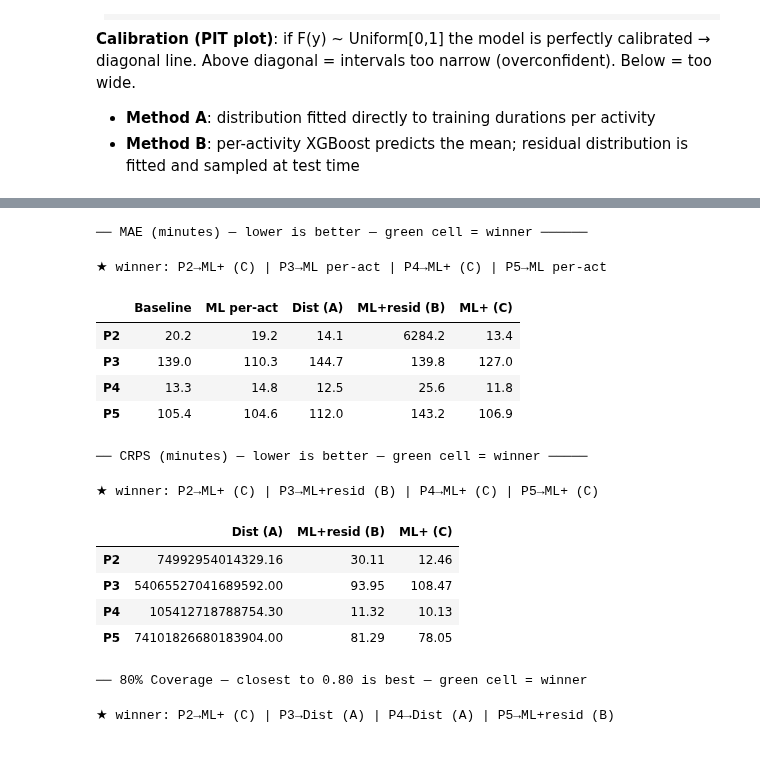
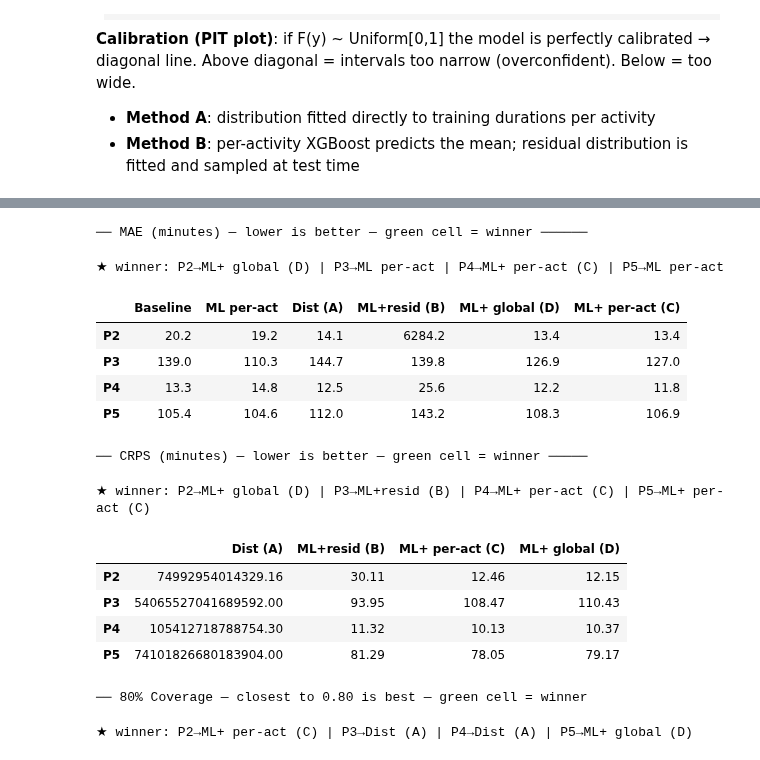
Before and after one commit to zapataunipaderborn/process_energy_demand_modelling, a Jupyter notebook: src/duration_prediction_benchmark.ipynb, the cells around one changed output, grey strips where cells are left out. Saved outputs shown, nothing was run; the diff lists cells and outputs as text; code cells hidden in the pictures.

```diff
--- a/src/duration_prediction_benchmark.ipynb
+++ b/src/duration_prediction_benchmark.ipynb
@@ -576,7 +577,16 @@ def run_process(process_id):
             y_pred_mre[pos] = activity_means.get(act, global_mean)
     y_pred_mre[np.isnan(y_pred_mre)] = global_mean
 
-    # ── 6. ML+: auto model selection + temporal/context + target-encoding ─────
+    # ── 6. ML+ global: one auto-selected model trained on all activities ───────
+    global_mlp_tuple, _ = _fit_mlp_model_with_oof(df_train, mlp_feat_cols)
+    if global_mlp_tuple is not None:
+        X_te_g = df_test_r[mlp_feat_cols].apply(pd.to_numeric, errors='coerce').fillna(0).values
+        y_pred_mlpg = _predict_mlp(global_mlp_tuple, X_te_g)
+        print(f'  ML+ global selected: {global_mlp_tuple[2]}')
+    else:
+        y_pred_mlpg = np.full(len(df_test_r), global_mean)
+
+    # ── 7. ML+ per-act: auto model selection + temporal/context + target-encoding
     act_mlp_models = {}
     for act, sub in df_train.groupby('activity'):
         model_tuple, _ = _fit_mlp_model_with_oof(sub, mlp_feat_cols)
@@ -584,7 +594,7 @@ def run_process(process_id):
             act_mlp_models[act] = model_tuple
     from collections import Counter as _Ctr
     _tc = _Ctr(t for _, _, t in act_mlp_models.values())
-    print(f'  ML+ model selection: ' + ', '.join(f'{n}×{t}' for t, n in _tc.most_common()))
+    print(f'  ML+ per-act selection: ' + ', '.join(f'{n}×{t}' for t, n in _tc.most_common()))
 
     y_pred_mlp = np.full(len(df_test_r), np.nan)
     for act in df_test_r['activity'].unique():
@@ -618,6 +628,9 @@ def run_process(process_id):
         'mre_mae'  : mean_absolute_error(y_test, y_pred_mre),
         'mre_r2'   : r2_score(y_test, y_pred_mre),
         'mre_wape' : wape(y_test, y_pred_mre),
+        'mlpg_mae' : mean_absolute_error(y_test, y_pred_mlpg),
+        'mlpg_r2'  : r2_score(y_test, y_pred_mlpg),
+        'mlpg_wape': wape(y_test, y_pred_mlpg),
         'mlp_mae'  : mean_absolute_error(y_test, y_pred_mlp),
         'mlp_r2'   : r2_score(y_test, y_pred_mlp),
         'mlp_wape' : wape(y_test, y_pred_mlp),
@@ -629,7 +642,8 @@ def run_process(process_id):
         ('ML per-act    ', (row['pa_mae'],    row['pa_r2'],    row['pa_wape'])),
         ('Dist (median) ', (row['dist_mae'],  row['dist_r2'],  row['dist_wape'])),
         ('ML + resid    ', (row['mre_mae'],   row['mre_r2'],   row['mre_wape'])),
-        ('ML+           ', (row['mlp_mae'],   row['mlp_r2'],   row['mlp_wape'])),
+        ('ML+ global    ', (row['mlpg_mae'],  row['mlpg_r2'],  row['mlpg_wape'])),
+        ('ML+ per-act   ', (row['mlp_mae'],   row['mlp_r2'],   row['mlp_wape'])),
     ]:
         print(f'  {label}— MAE: {mae:.2f} min  R²: {r2:+.3f}  WAPE: {wp:.3f}')
 
@@ -1197,7 +1259,6 @@ for pid in [2, 3, 4, 5]:
 # %%
 from IPython.display import display
 
-# ── Helper: style a df so the best cell per row is green ─────────────────────
 def _style_min(df, fmt='{:.1f}'):
     return df.style.highlight_min(axis=1, color='#b7e4c7').format(fmt)
 
@@ -1210,11 +1271,12 @@ def _style_closest(df, target, fmt='{:.2f}'):
 
 # ── Point-prediction MAE ──────────────────────────────────────────────────────
 mae_cols = {
-    'base_mae' : 'Baseline',
-    'pa_mae'   : 'ML per-act',
-    'dist_mae' : 'Dist (A)',
-    'mre_mae'  : 'ML+resid (B)',
-    'mlp_mae'  : 'ML+ (C)',
+    'base_mae'  : 'Baseline',
+    'pa_mae'    : 'ML per-act',
+    'dist_mae'  : 'Dist (A)',
+    'mre_mae'   : 'ML+resid (B)',
+    'mlpg_mae'  : 'ML+ global (D)',
+    'mlp_mae'   : 'ML+ per-act (C)',
 }
 mae_df = res[list(mae_cols)].rename(columns=mae_cols).copy()
 mae_df.index = [f'P{p}' for p in mae_df.index]
@@ -1222,48 +1284,58 @@ mae_df['★ winner'] = mae_df.idxmin(axis=1)
 
 print('── MAE (minutes) — lower is better — green cell = winner ──────')
 display(_style_min(mae_df.drop(columns='★ winner')).set_caption(
     '★ winner: ' + '  |  '.join(f'P{p}→{w}' for p, w in zip(res.index, mae_df['★ winner']))))
 
 # ── Distributional CRPS ───────────────────────────────────────────────────────
-crps_cols = {'A_crps': 'Dist (A)', 'B_crps': 'ML+resid (B)', 'C_crps': 'ML+ (C)'}
+crps_cols = {
+    'A_crps': 'Dist (A)',
+    'B_crps': 'ML+resid (B)',
+    'C_crps': 'ML+ per-act (C)',
+    'D_crps': 'ML+ global (D)',
+}
 crps_df = summary[list(crps_cols)].rename(columns=crps_cols).copy()
 crps_df.index = [f'P{p}' for p in crps_df.index]
 crps_df['★ winner'] = crps_df.idxmin(axis=1)
 
 print('\n── CRPS (minutes) — lower is better — green cell = winner ─────')
 display(_style_min(crps_df.drop(columns='★ winner'), fmt='{:.2f}').set_caption(
     '★ winner: ' + '  |  '.join(f'P{p}→{w}' for p, w in zip(summary.index, crps_df['★ winner']))))
 
 # ── 80% coverage — closest to 0.80 wins ──────────────────────────────────────
-cov_cols = {'A_cov80': 'Dist (A)', 'B_cov80': 'ML+resid (B)', 'C_cov80': 'ML+ (C)'}
+cov_cols = {
+    'A_cov80': 'Dist (A)',
+    'B_cov80': 'ML+resid (B)',
+    'C_cov80': 'ML+ per-act (C)',
+    'D_cov80': 'ML+ global (D)',
+}
 cov_df = summary[list(cov_cols)].rename(columns=cov_cols).copy()
 cov_df.index = [f'P{p}' for p in cov_df.index]
 cov_df['★ winner'] = (cov_df - 0.80).abs().idxmin(axis=1)
 
 print('\n── 80% Coverage — closest to 0.80 is best — green cell = winner')
 display(_style_closest(cov_df.drop(columns='★ winner'), target=0.80).set_caption(
     '★ winner: ' + '  |  '.join(f'P{p}→{w}' for p, w in zip(summary.index, cov_df['★ winner']))))
 
 # ── Overall win count ─────────────────────────────────────────────────────────
 print('\n── Win count across all processes ──────────────────────────────')
 from collections import Counter
 wc = Counter(list(mae_df['★ winner']) + list(crps_df['★ winner']) + list(cov_df['★ winner']))
 for method, n in sorted(wc.items(), key=lambda x: -x[1]):
-    print(f'  {method:<16}  {"█" * n}  ({n})')
+    print(f'  {method:<20}  {"█" * n}  ({n})')
 # %% [output]
 ── MAE (minutes) — lower is better — green cell = winner ──────
-★ winner: P2→ML+ (C) | P3→ML per-act | P4→ML+ (C) | P5→ML per-act
+★ winner: P2→ML+ global (D) | P3→ML per-act | P4→ML+ per-act (C) | P5→ML per-act
-|  | Baseline | ML per-act | Dist (A) | ML+resid (B) | ML+ (C) |
-| P2 | 20.2 | 19.2 | 14.1 | 6284.2 | 13.4 |
-| P3 | 139.0 | 110.3 | 144.7 | 139.8 | 127.0 |
-| P4 | 13.3 | 14.8 | 12.5 | 25.6 | 11.8 |
-| P5 | 105.4 | 104.6 | 112.0 | 143.2 | 106.9 |
+|  | Baseline | ML per-act | Dist (A) | ML+resid (B) | ML+ global (D) | ML+ per-act (C) |
+| P2 | 20.2 | 19.2 | 14.1 | 6284.2 | 13.4 | 13.4 |
+| P3 | 139.0 | 110.3 | 144.7 | 139.8 | 126.9 | 127.0 |
+| P4 | 13.3 | 14.8 | 12.5 | 25.6 | 12.2 | 11.8 |
+| P5 | 105.4 | 104.6 | 112.0 | 143.2 | 108.3 | 106.9 |
 ── CRPS (minutes) — lower is better — green cell = winner ─────
-★ winner: P2→ML+ (C) | P3→ML+resid (B) | P4→ML+ (C) | P5→ML+ (C)
+★ winner: P2→ML+ global (D) | P3→ML+resid (B) | P4→ML+ per-act (C) | P5→ML+ per-act (C)
-|  | Dist (A) | ML+resid (B) | ML+ (C) |
-| P2 | 74992954014329.16 | 30.11 | 12.46 |
-| P3 | 54065527041689592.00 | 93.95 | 108.47 |
-| P4 | 105412718788754.30 | 11.32 | 10.13 |
-| P5 | 74101826680183904.00 | 81.29 | 78.05 |
+|  | Dist (A) | ML+resid (B) | ML+ per-act (C) | ML+ global (D) |
+| P2 | 74992954014329.16 | 30.11 | 12.46 | 12.15 |
+| P3 | 54065527041689592.00 | 93.95 | 108.47 | 110.43 |
+| P4 | 105412718788754.30 | 11.32 | 10.13 | 10.37 |
+| P5 | 74101826680183904.00 | 81.29 | 78.05 | 79.17 |
 ── 80% Coverage — closest to 0.80 is best — green cell = winner
-★ winner: P2→ML+ (C) | P3→Dist (A) | P4→Dist (A) | P5→ML+resid (B)
+★ winner: P2→ML+ per-act (C) | P3→Dist (A) | P4→Dist (A) | P5→ML+ global (D)
```
Also changed, not shown: parts of 8 cells of this notebook.
